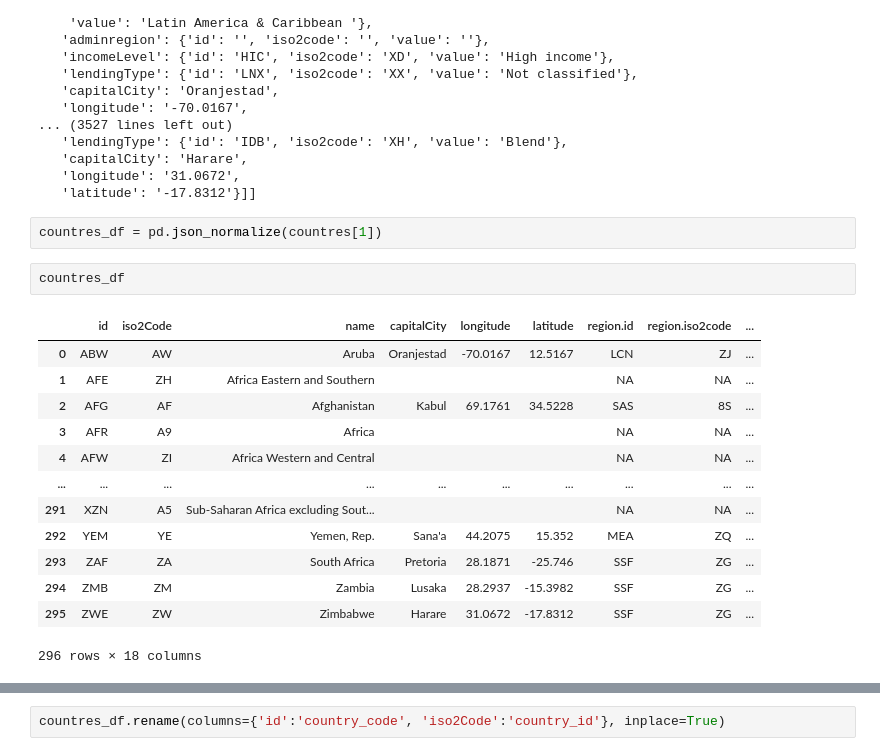
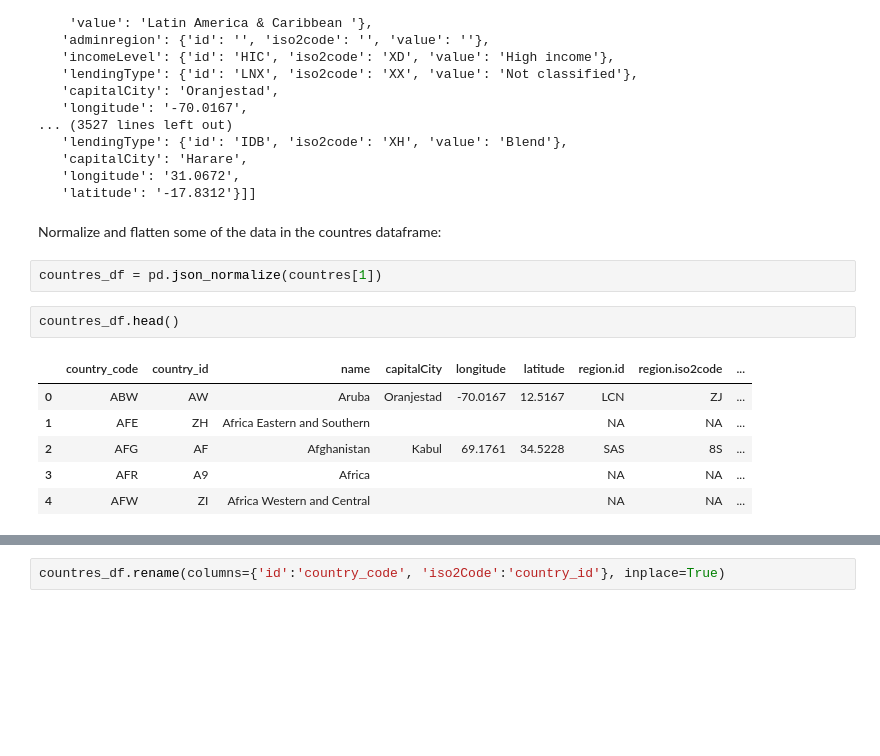
Before and after one commit to nss-data-science-cohort-8/api-exercise-msmith89-wq, a Jupyter notebook: notebooks/API Exercise.ipynb, the cells around one changed output, grey strips where cells are left out. Saved outputs shown, nothing was run; the diff lists cells and outputs as text; blank space fills up the shorter version.

```diff
--- a/notebooks/API Exercise.ipynb
+++ b/notebooks/API Exercise.ipynb
@@ -225,22 +257,17 @@ countres
    'capitalCity': 'Harare',
    'longitude': '31.0672',
    'latitude': '-17.8312'}]]
+# %% [markdown]
+Normalize and flatten some of the data in the countres dataframe:
 # %%
 countres_df = pd.json_normalize(countres[1])
 # %%
-countres_df
+countres_df.head()
 # %% [output]
-|  | id | iso2Code | name | capitalCity | longitude | latitude | region.id | region.iso2code | ... |
+|  | country_code | country_id | name | capitalCity | longitude | latitude | region.id | region.iso2code | ... |
 | 0 | ABW | AW | Aruba | Oranjestad | -70.0167 | 12.5167 | LCN | ZJ | ... |
 | 1 | AFE | ZH | Africa Eastern and Southern |  |  |  | NA | NA | ... |
 | 2 | AFG | AF | Afghanistan | Kabul | 69.1761 | 34.5228 | SAS | 8S | ... |
 | 3 | AFR | A9 | Africa |  |  |  | NA | NA | ... |
 | 4 | AFW | ZI | Africa Western and Central |  |  |  | NA | NA | ... |
-| ... | ... | ... | ... | ... | ... | ... | ... | ... | ... |
-| 291 | XZN | A5 | Sub-Saharan Africa excluding Sout... |  |  |  | NA | NA | ... |
-| 292 | YEM | YE | Yemen, Rep. | Sana'a | 44.2075 | 15.352 | MEA | ZQ | ... |
-| 293 | ZAF | ZA | South Africa | Pretoria | 28.1871 | -25.746 | SSF | ZG | ... |
-| 294 | ZMB | ZM | Zambia | Lusaka | 28.2937 | -15.3982 | SSF | ZG | ... |
-| 295 | ZWE | ZW | Zimbabwe | Harare | 31.0672 | -17.8312 | SSF | ZG | ... |
-296 rows × 18 columns
 # %%
```
Also changed, not shown: parts of 27 cells of this notebook.
